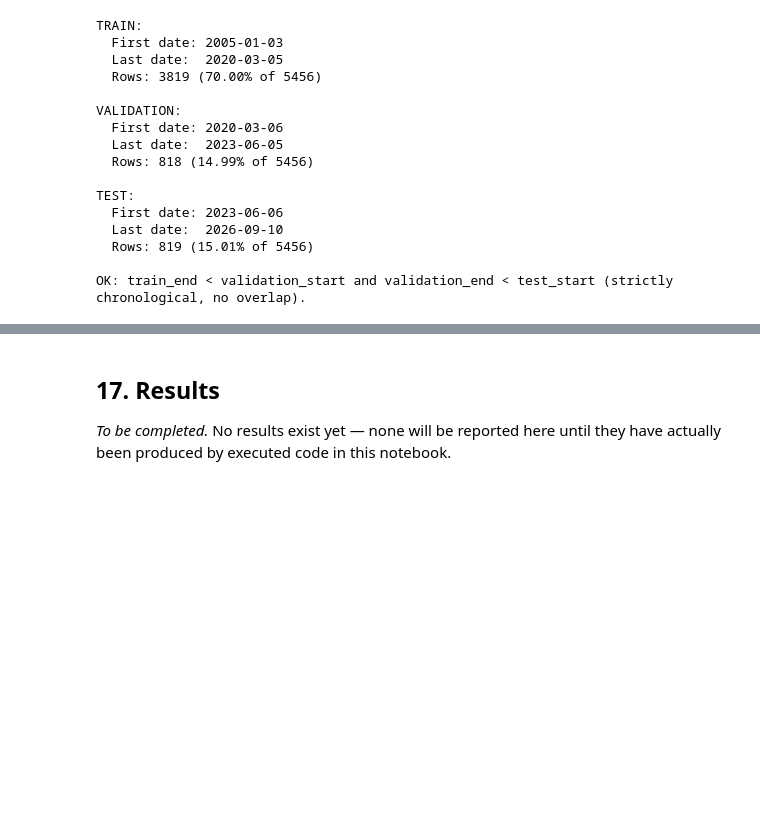
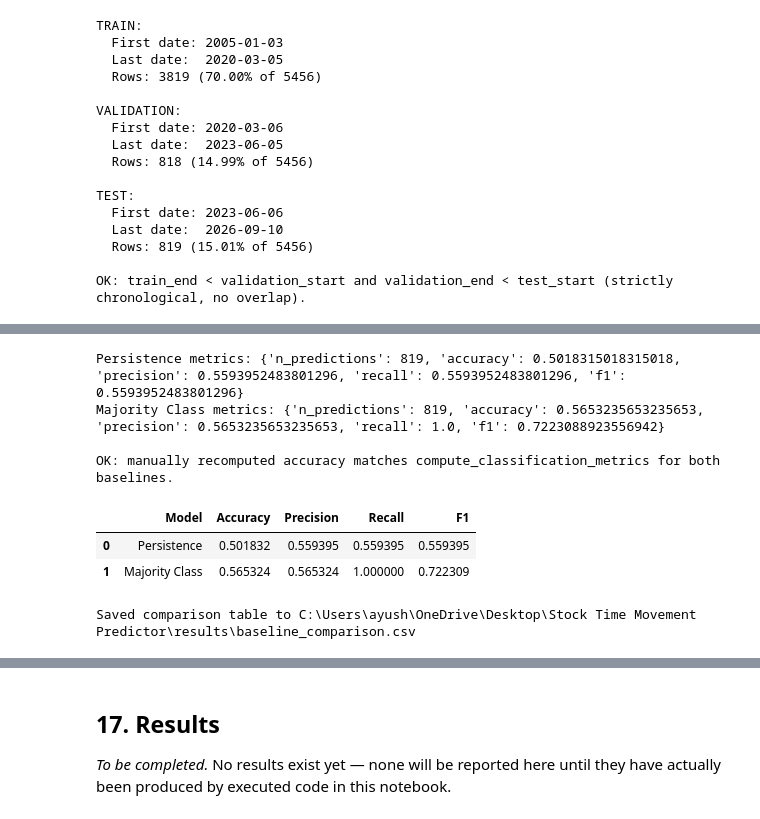
Before and after one commit to YushBytes/stock-price-movement-predictor, a Jupyter notebook: notebooks/stock_price_movement_predictor.ipynb, the cells around one changed output, grey strips where cells are left out. Saved outputs shown, nothing was run; the diff lists cells and outputs as text; code cells hidden in the pictures; blank space fills up the shorter version.

```diff
--- a/notebooks/stock_price_movement_predictor.ipynb
+++ b/notebooks/stock_price_movement_predictor.ipynb
@@ -432,0 +488,37 @@ _To be completed in Phase 5._ Two naive baselines, evaluated with zero model fit
+# %%
+from src.evaluation import build_comparison_table, compute_classification_metrics
+
+persistence_metrics = compute_classification_metrics(test_df["Target"], persistence_predictions)
+majority_metrics = compute_classification_metrics(test_df["Target"], majority_predictions)
+
+print("Persistence metrics:", persistence_metrics)
+print("Majority Class metrics:", majority_metrics)
+
+# Independent manual cross-check of accuracy (never trust a single calculation blindly).
+manual_persistence_accuracy = (persistence_predictions.values == test_df["Target"].values).mean()
+manual_majority_accuracy = (majority_predictions.values == test_df["Target"].values).mean()
+assert abs(manual_persistence_accuracy - persistence_metrics["accuracy"]) < 1e-9
+assert abs(manual_majority_accuracy - majority_metrics["accuracy"]) < 1e-9
+print()
+print("OK: manually recomputed accuracy matches compute_classification_metrics for both baselines.")
+
+comparison_table = build_comparison_table(
+    {
+        "Persistence": persistence_metrics,
+        "Majority Class": majority_metrics,
+    }
+)
+display(comparison_table)
+
+results_path = config.RESULTS_DIR / "baseline_comparison.csv"
+comparison_table.to_csv(results_path, index=False)
+print(f"Saved comparison table to {results_path}")
+# %% [output]
+Persistence metrics: {'n_predictions': 819, 'accuracy': 0.5018315018315018, 'precision': 0.5593952483801296, 'recall': 0.5593952483801296, 'f1': 0.5593952483801296}
+Majority Class metrics: {'n_predictions': 819, 'accuracy': 0.5653235653235653, 'precision': 0.5653235653235653, 'recall': 1.0, 'f1': 0.7223088923556942}
+
+OK: manually recomputed accuracy matches compute_classification_metrics for both baselines.
+|  | Model | Accuracy | Precision | Recall | F1 |
+| 0 | Persistence | 0.501832 | 0.559395 | 0.559395 | 0.559395 |
+| 1 | Majority Class | 0.565324 | 0.565324 | 1.000000 | 0.722309 |
+Saved comparison table to C:\Users\ayush\OneDrive\Desktop\Stock Time Movement Predictor\results\baseline_comparison.csv
```
Also changed, not shown: parts of 15 cells of this notebook, 8 other files.
